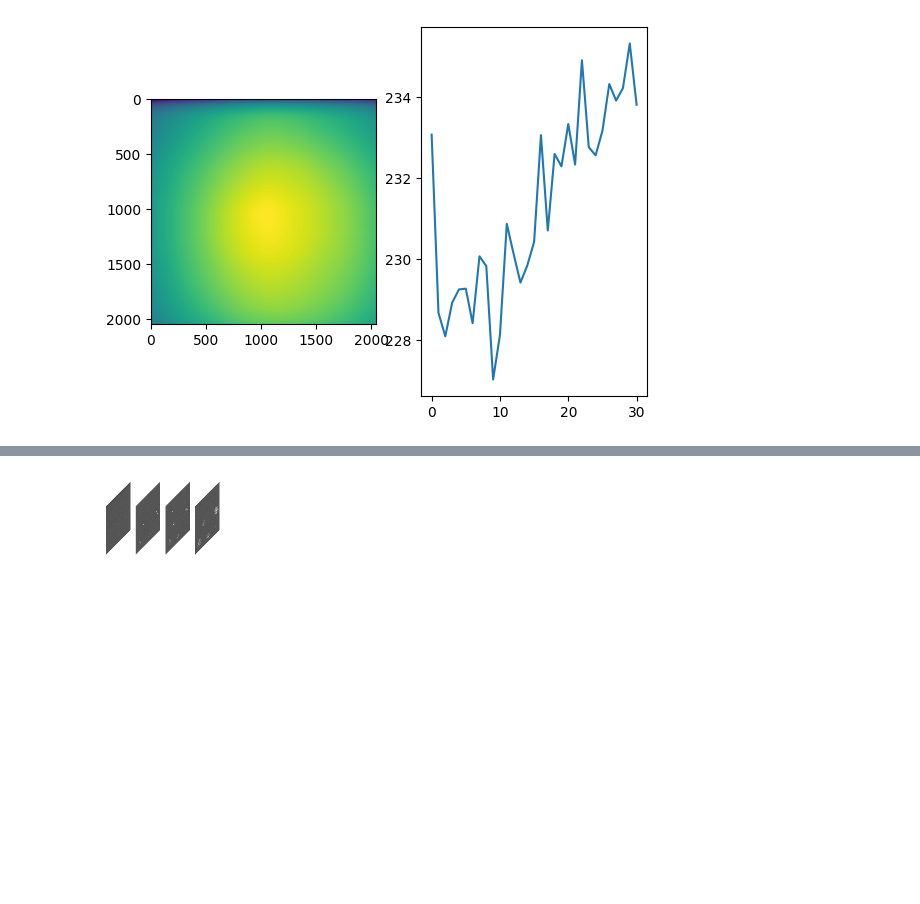
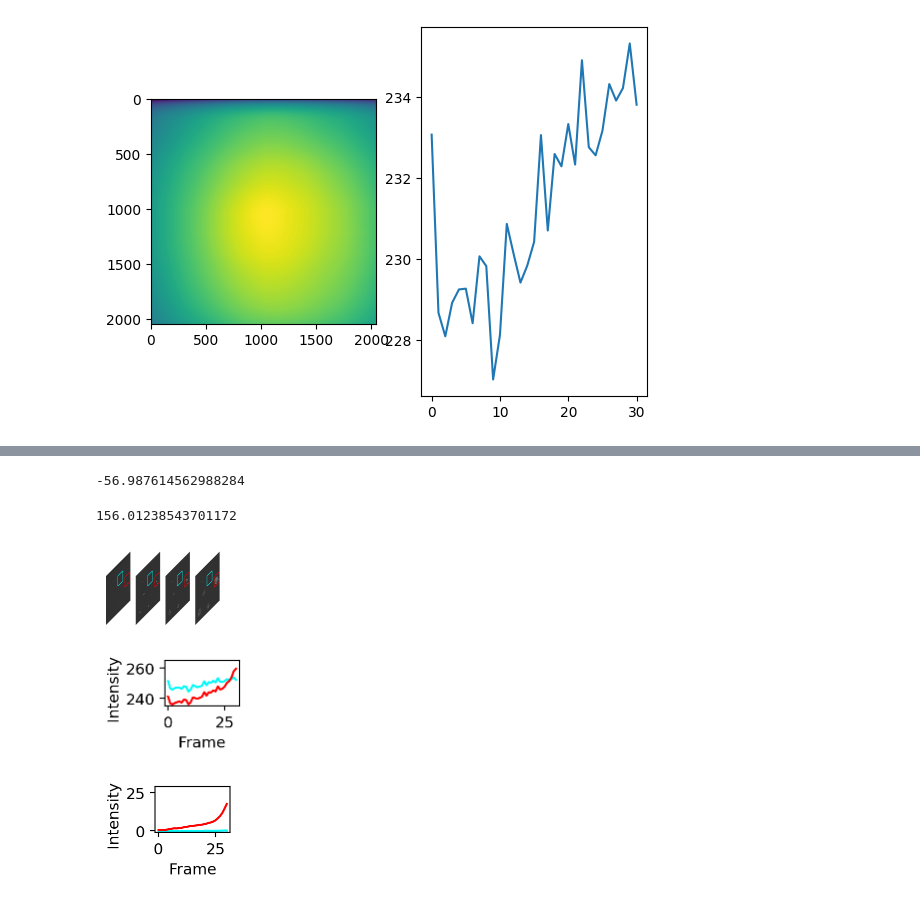
Before and after one commit to yfukai/BaSiCpy, a Jupyter notebook: misc_notebooks/analysis_for_publication/demonstration/cells_timelapse/analyze_timelapse.ipynb, the cells around one changed output, grey strips where cells are left out. Drawn from its saved outputs; the diff is of its cells as text; code cells hidden in the pictures; blank space fills up the shorter version.

```diff
--- a/misc_notebooks/analysis_for_publication/demonstration/cells_timelapse/analyze_timelapse.ipynb
+++ b/misc_notebooks/analysis_for_publication/demonstration/cells_timelapse/analyze_timelapse.ipynb
@@ -197 +209,9 @@ plt.show()
+# %%
+vmin2
+# %% [output]
+-56.987614562988284
+# %%
+vmax2
+# %% [output]
+156.01238543701172
 # %%
@@ -219,31 +245,34 @@ for t in range(0, images.shape[0], 10):
     stacked_transformed[transformed != bg_val] = transformed[transformed != bg_val]
 # %%
 plt.figure(figsize=(1.5, 1.5))
-stacked_transformed[stacked_transformed == bg_val] = 512
-plt.imshow(stacked_transformed, vmin=-50, vmax=300 - 150 - 50, cmap="gray")
+stacked_transformed[stacked_transformed == bg_val] = 1
+plt.imshow(np.clip(stacked_transformed, 0, 1))
 plt.axis("off")
 plt.savefig("plots/timelapse_after_correction.pdf", bbox_inches="tight", dpi=1000)
 plt.show()
 # %% [output]
-[figure, old version]
+[figure, new version]
 # %%
 bg_mean = [np.mean(im[rect]) for im in images]
 bg_mean_transformed = [np.mean(im[rect]) for im in images_transformed]
 fg_mean = [np.mean(im[rect2]) for im, m in zip(images, masks)]
 fg_mean_transformed = [np.mean(im[rect2]) for im, m in zip(images_transformed, masks)]
 plt.figure(figsize=(1.5, 1.2))
-plt.plot(bg_mean)
-plt.plot(fg_mean)
+plt.plot(bg_mean, c="#00f9f9")
+plt.plot(fg_mean, c="red")
 plt.ylim(235, 265)
 plt.xlabel("Frame")
 plt.ylabel("Intensity", y=0.4)
 plt.subplots_adjust(left=0.4, bottom=0.5)
 plt.savefig("plots/timelapse_mean_before_correction.pdf")
 plt.figure(figsize=(1.5, 1.2))
-plt.plot(bg_mean_transformed)
-plt.plot(fg_mean_transformed)
+plt.plot(bg_mean_transformed, c="#00f9f9")
+plt.plot(fg_mean_transformed, c="red")
 plt.ylim(-1, 29)
 plt.xlabel("Frame")
 plt.ylabel("Intensity", y=0.4)
 plt.subplots_adjust(left=0.4, bottom=0.5)
 plt.savefig("plots/timelapse_mean_after_correction.pdf")
+# %% [output]
+[figure, added]
+[figure, added]
```
Also changed, not shown: parts of 4 cells of this notebook.
